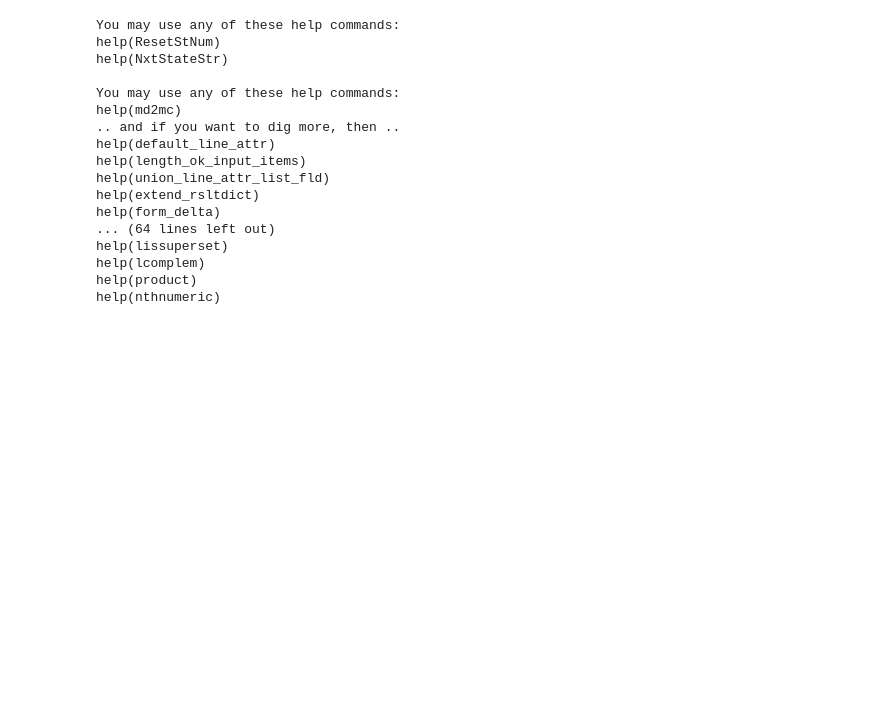
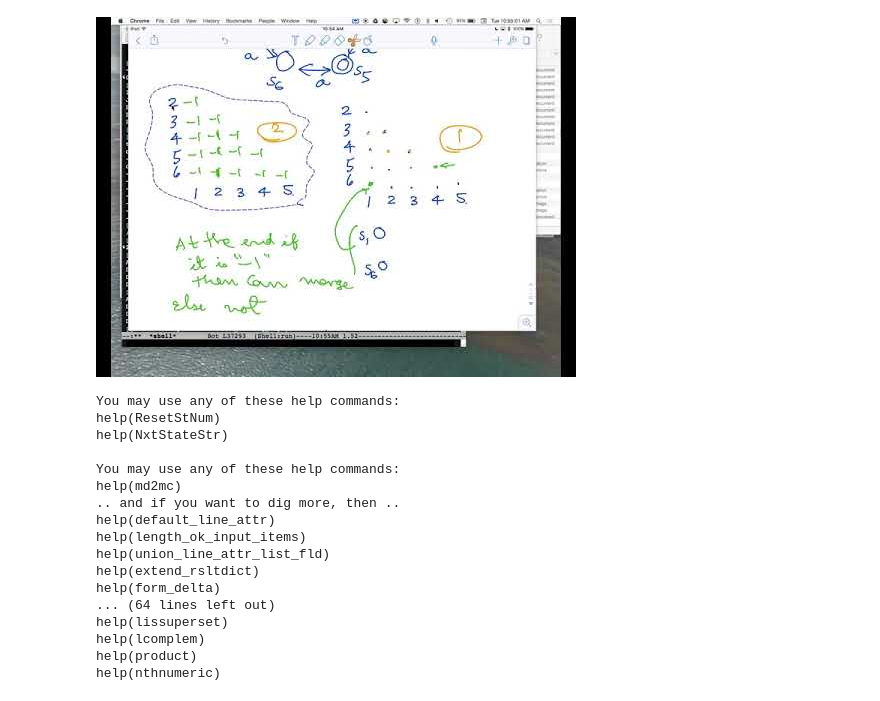
Before and after one commit to ganeshutah/Jove, a Jupyter notebook: For_CS3100_Fall2020/08_Min_DFA/Min_DFA_Code_and_Example.ipynb, the cells around one changed output. Drawn from its saved outputs; the diff is of its cells as text; code cells hidden in the pictures; blank space fills up the shorter version.

```diff
--- a/For_CS3100_Fall2020/08_Min_DFA/Min_DFA_Code_and_Example.ipynb
+++ b/For_CS3100_Fall2020/08_Min_DFA/Min_DFA_Code_and_Example.ipynb
@@ -1,3 +18,8 @@
+# %%
+# Skip to the 34th-min mark
+YouTubeVideo('kiLLJo2pNzE')
+# %% [output]
+[figure, added]
 # %%
 #~~~~~~~~~~~~~~~~~~~~~~~~~~~~~~~~~~~~~~~~~~~~~~~~~~~~~~~
 import sys
```
Also changed, not shown: parts of 10 cells of this notebook.
